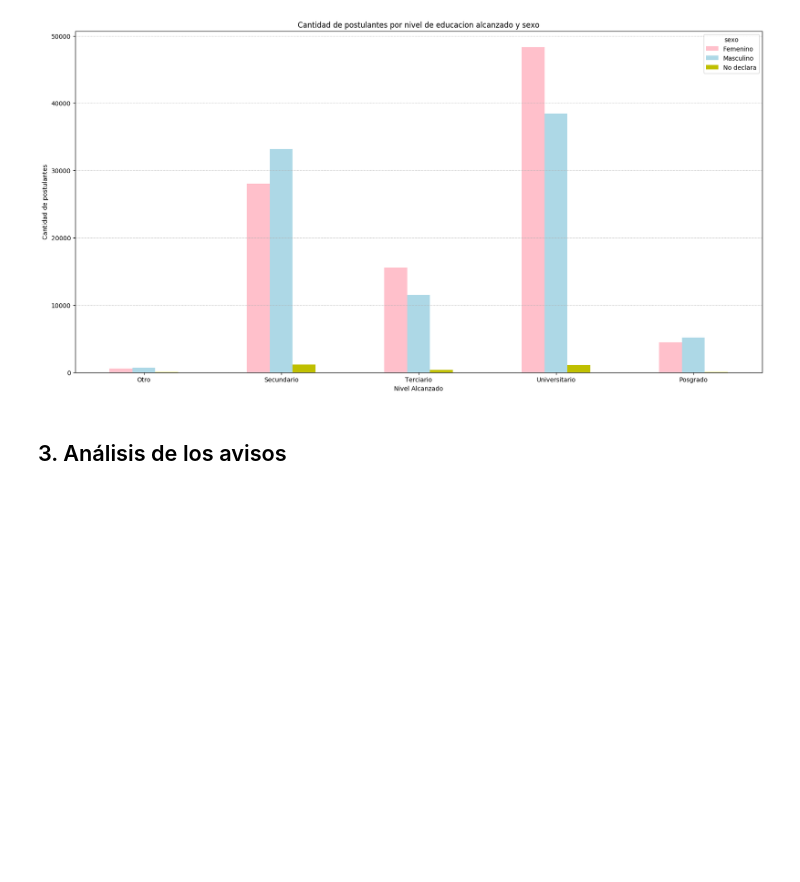
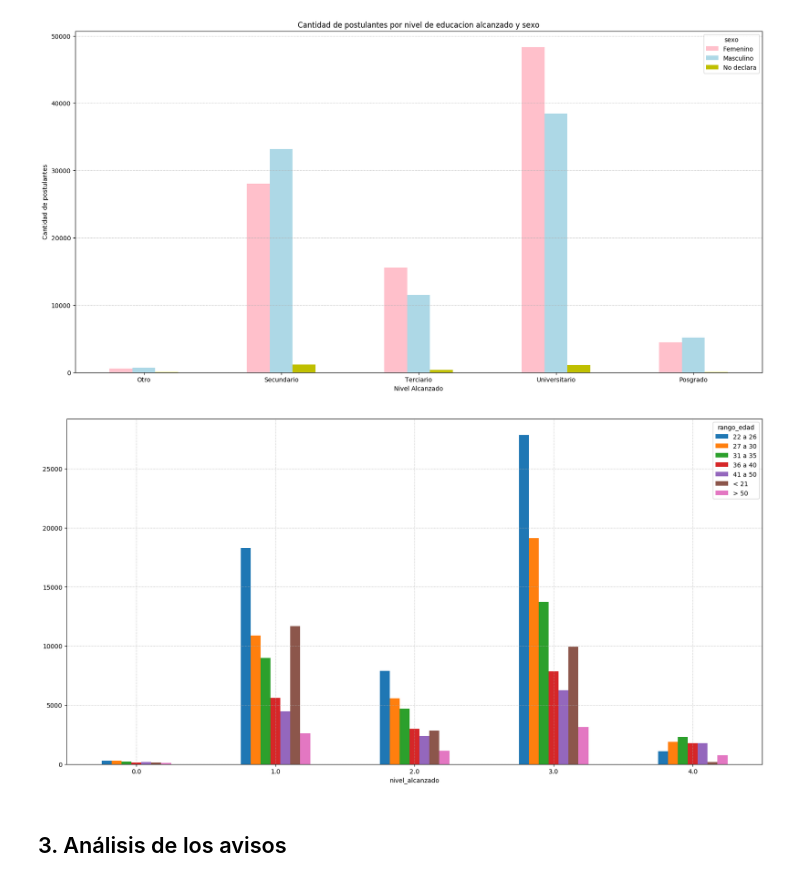
Before and after one commit to tomasBustamante/postulaciones, a Jupyter notebook: Avisos_laborales_y_postulaciones.ipynb, the cells around one changed output. Saved outputs shown, nothing was run; the diff lists cells and outputs as text; code cells hidden in the pictures; blank space fills up the shorter version.

```diff
--- a/Avisos_laborales_y_postulaciones.ipynb
+++ b/Avisos_laborales_y_postulaciones.ipynb
@@ -303,14 +304,35 @@ plt.grid(linestyle='dotted')
 plt.xaxis.grid(False);
 # %% [output]
 [figure]
+# %%
+def categorizar_edad(x):
+    if (x <= 21):
+        return '< 21'
+    if (x <= 26):
+        return '22 a 26'
+    if (x <= 30):
+        return '27 a 30'
+    if (x <= 35):
+        return '31 a 35'
+    if (x <= 40):
+        return '36 a 40'
+    if (x <= 50):
+        return '41 a 50'
+    return '> 50'
+
+postulantes['rango_edad'] = postulantes['edad'].apply(lambda x: categorizar_edad(x))
 # %%
-plt = nivel_sexo.plot(kind='bar',rot=0,color=sex_colors)
-plt.set_xlabel('Nivel Alcanzado')
-plt.set_ylabel('Cantidad de postulantes')
-plt.set_title('Cantidad de postulantes por nivel de educacion alcanzado y sexo')
-plt.set_xticklabels( ('Otro', 'Secundario','Terciario','Universitario','Posgrado'))
+plt = postulantes.groupby(['rango_edad','nivel_alcanzado']).size().to_frame('cant').reset_index()\
+.pivot(index='nivel_alcanzado',columns='rango_edad',values='cant')\
+.plot(kind='bar',rot=0)
+#plt.set_xlabel('Nivel Alcanzado')
+#plt.set_ylabel('Cantidad de postulantes')
+#plt.set_title('Cantidad de postulantes por nivel de educacion alcanzado y sexo')
+#plt.set_xticklabels( ('Otro', 'Secundario','Terciario','Universitario','Posgrado'))
 plt.grid(linestyle='dotted')
-plt.xaxis.grid(False);
+#plt.xaxis.grid(False);
+# %% [output]
+[figure, added]
 # %% [markdown]
 ## 3. Análisis de los avisos
 # %% [markdown]
```
Also changed, not shown: parts of 5 cells of this notebook.
